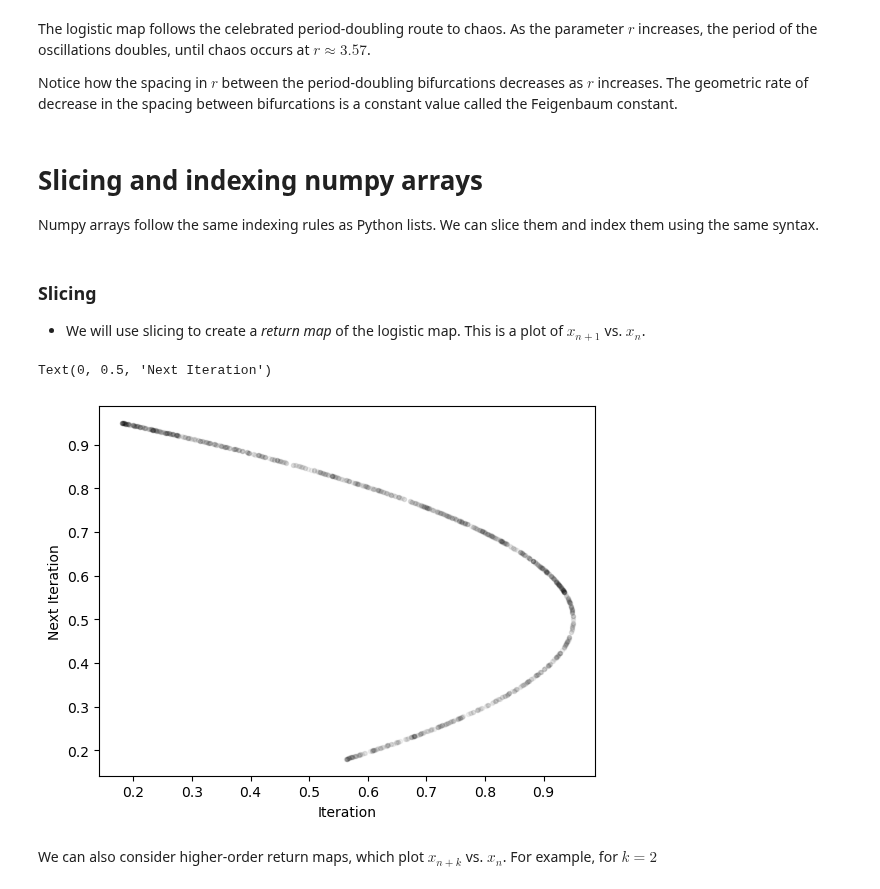
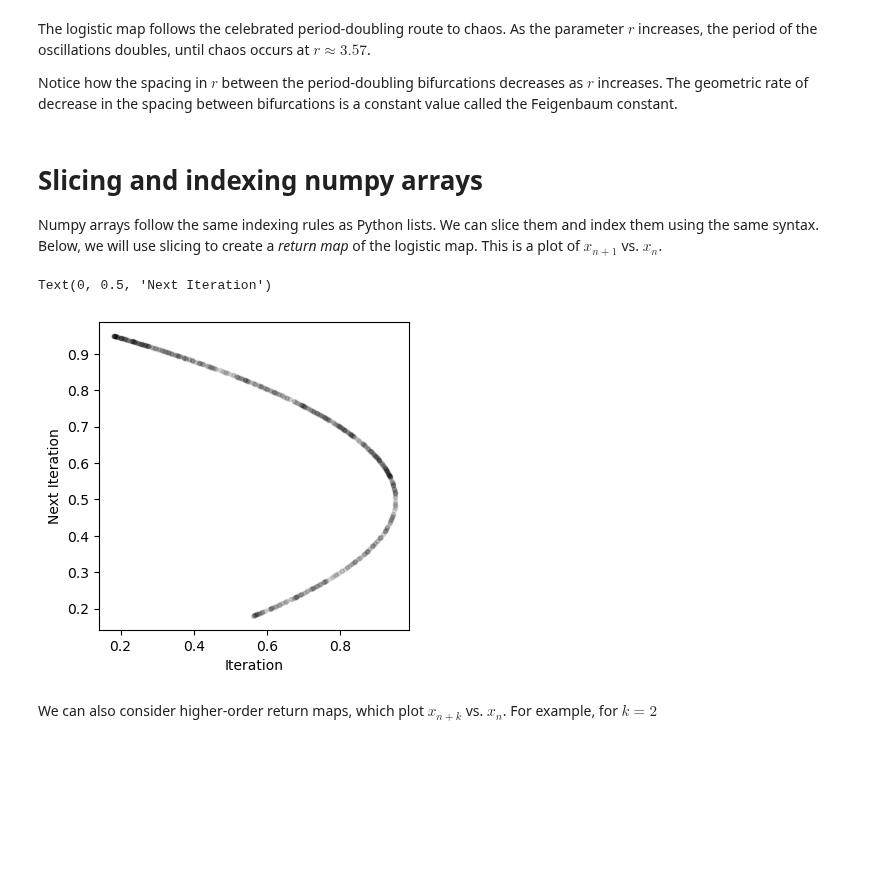
Before and after one commit to williamgilpin/cphy, a Jupyter notebook: talks/vectorization_mandelbrot.ipynb, the cells around one changed output. Saved outputs shown, nothing was run; the diff lists cells and outputs as text; code cells hidden in the pictures; blank space fills up the shorter version.

```diff
--- a/talks/vectorization_mandelbrot.ipynb
+++ b/talks/vectorization_mandelbrot.ipynb
@@ -250,21 +250,17 @@ Notice how the spacing in $r$ between the period-doubling bifurcations decreases
 # %% [markdown]
 # Slicing and indexing numpy arrays
 
-Numpy arrays follow the same indexing rules as Python lists. We can slice them and index them using the same syntax.
+Numpy arrays follow the same indexing rules as Python lists. We can slice them and index them using the same syntax. Below, we will use slicing to create a *return map* of the logistic map. This is a plot of $x_{n+1}$ vs. $x_n$.
-# %% [markdown]
-### Slicing
-
-+ We will use slicing to create a *return map* of the logistic map. This is a plot of $x_{n+1}$ vs. $x_n$.
 # %%
 traj = simulate_logistic(1000)
 
-plt.figure()
+plt.figure(figsize=(4, 4))
 plt.plot(traj[1:], traj[:-1], '.k', alpha=0.05)
 plt.xlabel('Iteration')
 plt.ylabel('Next Iteration')
 # %% [output]
 Text(0, 0.5, 'Next Iteration')
-[figure, old version]
+[figure, new version]
 # %% [markdown]
 We can also consider higher-order return maps, which plot $x_{n+k}$ vs. $x_n$. For example, for $k=2$
 # %%
```
Also changed, not shown: parts of 21 cells of this notebook, 4 other files.
